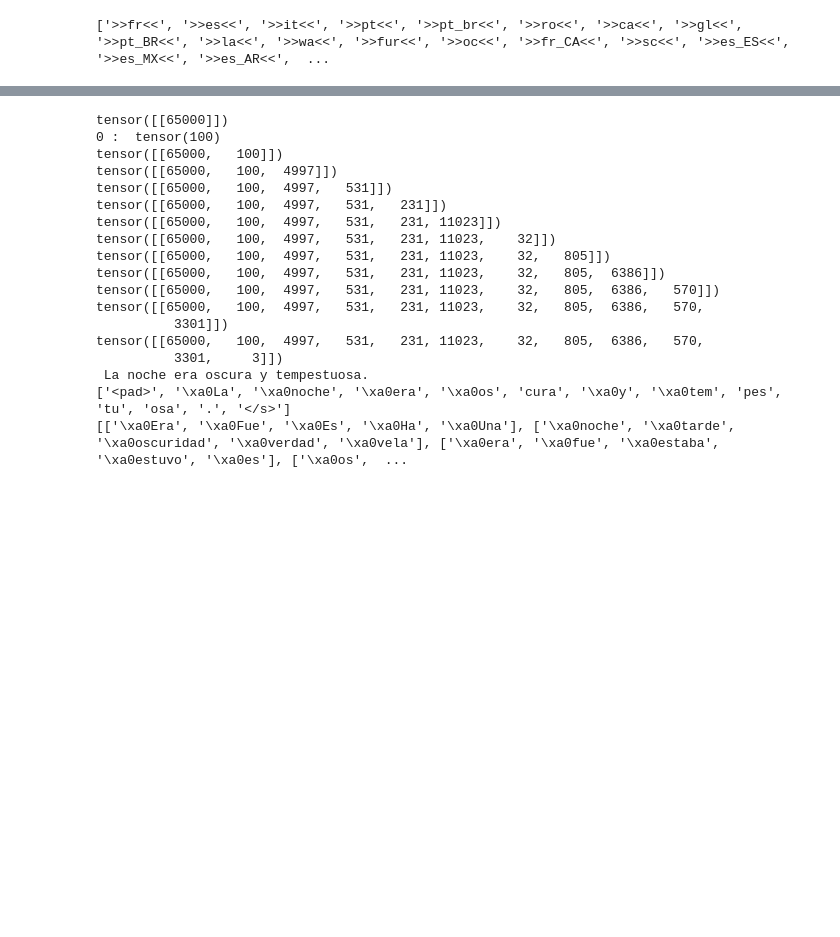
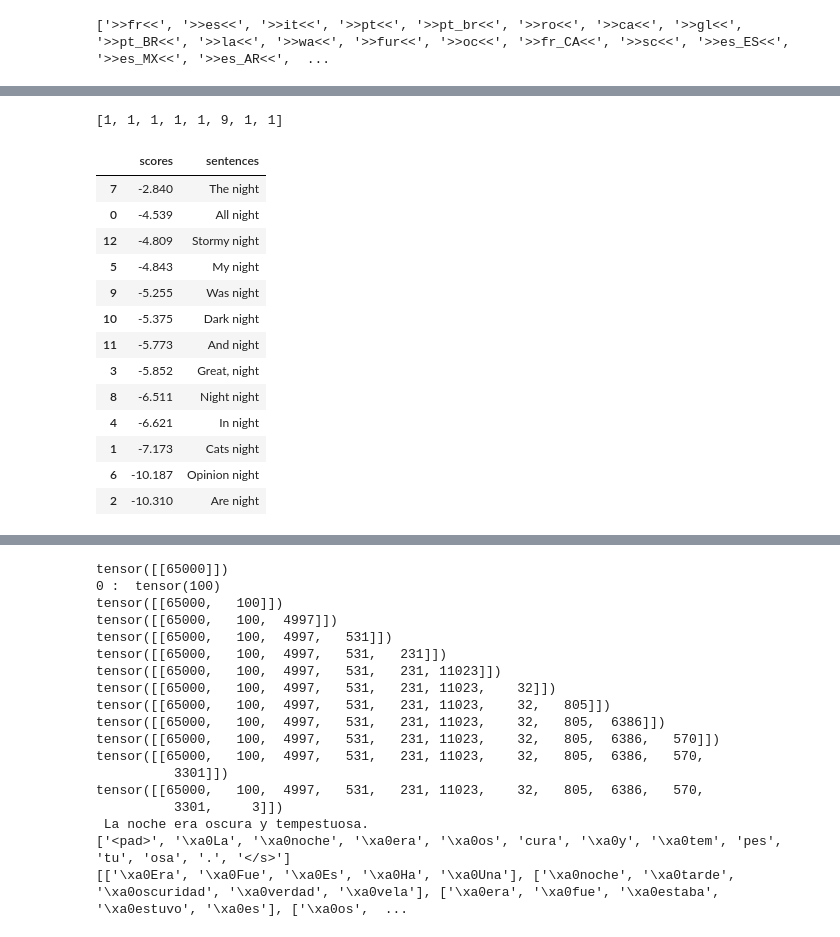
Before and after one commit to adomaatobrah/simplewebpage, a Jupyter notebook: April/testmarian.ipynb, the cells around one changed output, grey strips where cells are left out. Cells and saved outputs as stored; diff of their text form; code cells hidden in the pictures; blank space fills up the shorter version.

```diff
--- a/April/testmarian.ipynb
+++ b/April/testmarian.ipynb
@@ -17,0 +210,4 @@ ROMANCE_en = MarianMTModel.from_pretrained(ROMANCE_en_model_name)
+# %%
+ranks
+# %% [output]
+[1, 1, 1, 1, 1, 9, 1, 1]
@@ -17,0 +216,17 @@ ROMANCE_en = MarianMTModel.from_pretrained(ROMANCE_en_model_name)
+# %%
+pd.DataFrame({'scores': [prefix[0] for prefix in scores], 'sentences': [prefix[1] for prefix in scores]}).sort_values('scores', ascending=False)
+# %% [output]
+|  | scores | sentences |
+| 7 | -2.840 | The night |
+| 0 | -4.539 | All night |
+| 12 | -4.809 | Stormy night |
+| 5 | -4.843 | My night |
+| 9 | -5.255 | Was night |
+| 10 | -5.375 | Dark night |
+| 11 | -5.773 | And night |
+| 3 | -5.852 | Great, night |
+| 8 | -6.511 | Night night |
+| 4 | -6.621 | In night |
+| 1 | -7.173 | Cats night |
+| 6 | -10.187 | Opinion night |
+| 2 | -10.310 | Are night |
```
Also changed, not shown: parts of 44 cells of this notebook.
